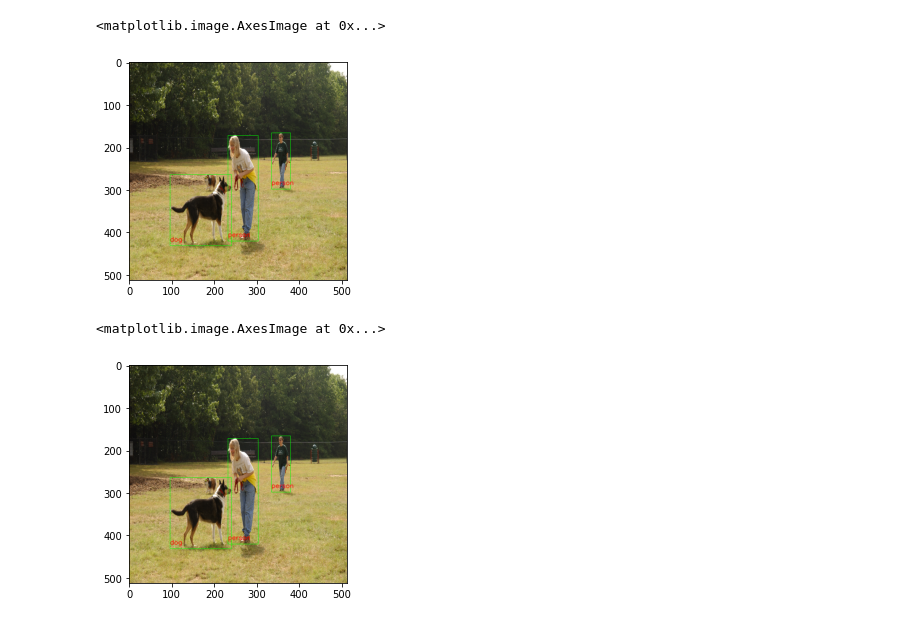
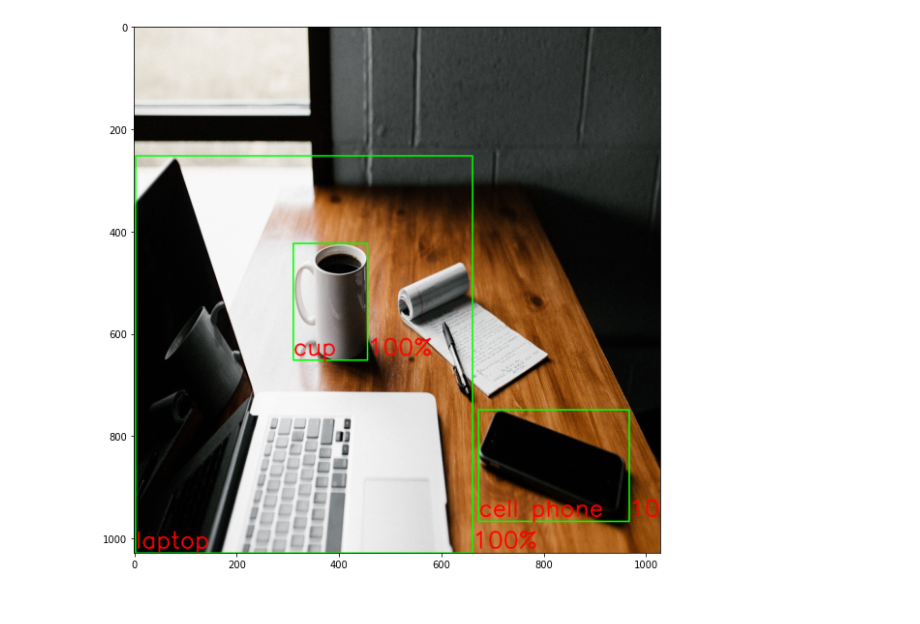
Before and after one commit to gabrielcassimiro17/raspberry-pi-tensorflow, a Jupyter notebook: image_detecion.ipynb, the cells around one changed output. Saved outputs shown, nothing was run; the diff lists cells and outputs as text; code cells hidden in the pictures.

```diff
--- a/image_detecion.ipynb
+++ b/image_detecion.ipynb
@@ -146,3 +105,4 @@ boxes, scores, classes, num_detections = detector(rgb_tensor)
 # %%
-labels = pd.read_csv('labels_txt.csv',index_col='ID')
+labels = pd.read_csv('labels.csv',sep=';',index_col='ID')
+labels = labels['OBJECT (2017 REL.)']
 # %%
@@ -214,18 +118,15 @@ pred_scores = scores.numpy()[0]
+# %%
+pred_labels = classes.numpy().astype('int')[0]
+pred_labels = [labels[i] for i in pred_labels]
+pred_boxes = boxes.numpy()[0].astype('int')
+pred_scores = scores.numpy()[0]
 # %%
 for score, (ymin,xmin,ymax,xmax), label in zip(pred_scores, pred_boxes, pred_labels):
         if score < 0.5:
             continue
 
-        img_boxes = cv2.rectangle(rgb,(xmin, ymax),(xmax, ymin),(0,255,0),1)
+        score_txt = f'{100 * round(score)}%'
+        img_boxes = cv2.rectangle(rgb,(xmin, ymax),(xmax, ymin),(0,255,0),2)
         font = cv2.FONT_HERSHEY_SIMPLEX
-        cv2.putText(img_boxes,label,(xmin, ymax-10), font, 0.5, (255,0,0), 1, cv2.LINE_AA)
+        cv2.putText(img_boxes, label,(xmin, ymax-10), font, 1.5, (255,0,0), 2, cv2.LINE_AA)
+        cv2.putText(img_boxes,score_txt,(xmax, ymax-10), font, 1.5, (255,0,0), 2, cv2.LINE_AA)
-# %%
-plt.imshow(rgb)
-# %% [output]
-<matplotlib.image.AxesImage at 0x...>
-[figure, removed]
-# %%
-plt.imshow(img_boxes)
-# %% [output]
-<matplotlib.image.AxesImage at 0x...>
-[figure, removed]
@@ -237,0 +133,7 @@ labels_txt.to_csv('labels_txt.csv')
+# %%
+plt.figure(figsize=(10,10))
+plt.imshow(img_boxes)
+
+plt.savefig('image_pred.jpg',transparent=True, )
+# %% [output]
+[figure, added]
```
Also changed, not shown: parts of 21 cells of this notebook.
